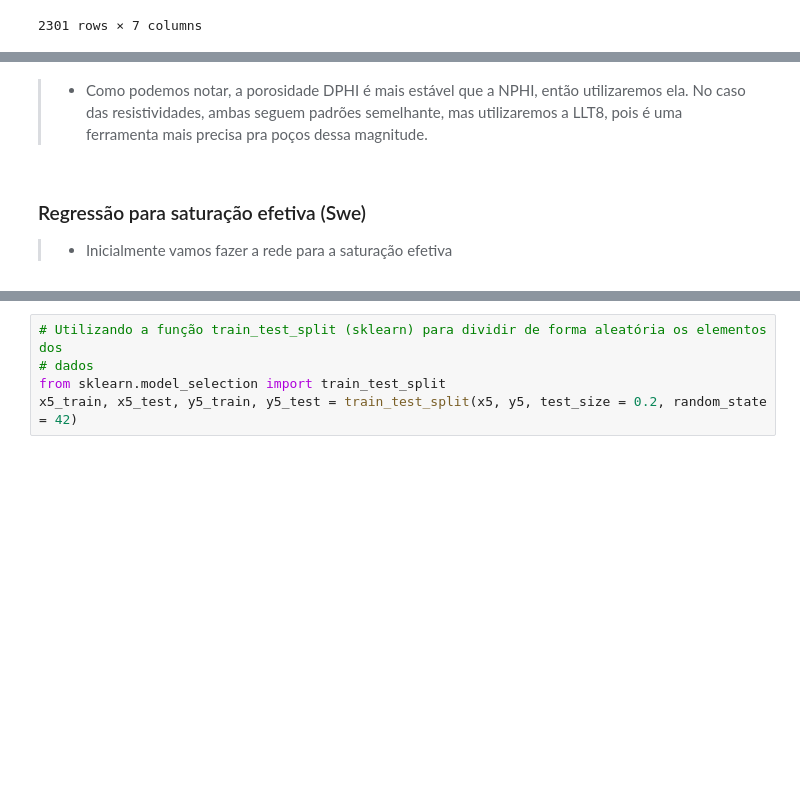
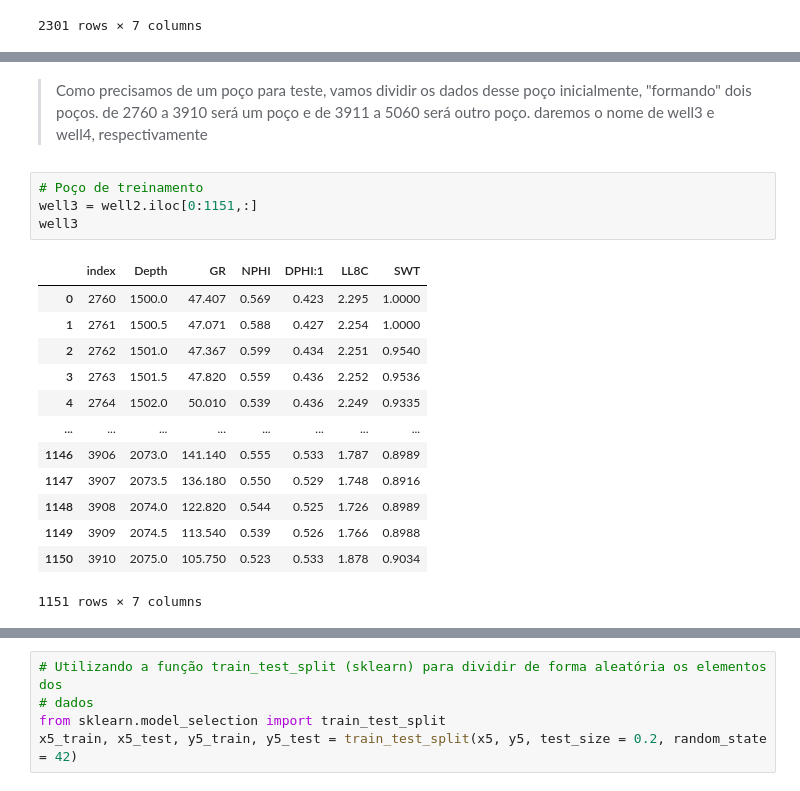
Before and after one commit to horaciosrf/masters_project, a Jupyter notebook: regression_horacio.ipynb, the cells around one changed output, grey strips where cells are left out. Cells and saved outputs as stored; diff of their text form; blank space fills up the shorter version.

```diff
--- a/regression_horacio.ipynb
+++ b/regression_horacio.ipynb
@@ -592,5 +596,20 @@ ax[3].invert_yaxis()
-# %% [markdown]
-> * Como podemos notar, a porosidade DPHI é mais estável que a NPHI, então utilizaremos ela. No caso das resistividades, ambas seguem padrões semelhante, mas utilizaremos a LLT8, pois é uma ferramenta mais precisa pra poços dessa magnitude.
-# %% [markdown]
-### Regressão para saturação efetiva (Swe)
-> * Inicialmente vamos fazer a rede para a saturação efetiva
+# %% [markdown]
+> Como precisamos de um poço para teste, vamos dividir os dados desse poço inicialmente, "formando" dois poços. de 2760 a 3910 será um poço e de 3911 a 5060 será outro poço. daremos o nome de well3 e well4, respectivamente
+# %%
+# Poço de treinamento
+well3 = well2.iloc[0:1151,:]
+well3
+# %% [output]
+|  | index | Depth | GR | NPHI | DPHI:1 | LL8C | SWT |
+| 0 | 2760 | 1500.0 | 47.407 | 0.569 | 0.423 | 2.295 | 1.0000 |
+| 1 | 2761 | 1500.5 | 47.071 | 0.588 | 0.427 | 2.254 | 1.0000 |
+| 2 | 2762 | 1501.0 | 47.367 | 0.599 | 0.434 | 2.251 | 0.9540 |
+| 3 | 2763 | 1501.5 | 47.820 | 0.559 | 0.436 | 2.252 | 0.9536 |
+| 4 | 2764 | 1502.0 | 50.010 | 0.539 | 0.436 | 2.249 | 0.9335 |
+| ... | ... | ... | ... | ... | ... | ... | ... |
+| 1146 | 3906 | 2073.0 | 141.140 | 0.555 | 0.533 | 1.787 | 0.8989 |
+| 1147 | 3907 | 2073.5 | 136.180 | 0.550 | 0.529 | 1.748 | 0.8916 |
+| 1148 | 3908 | 2074.0 | 122.820 | 0.544 | 0.525 | 1.726 | 0.8989 |
+| 1149 | 3909 | 2074.5 | 113.540 | 0.539 | 0.526 | 1.766 | 0.8988 |
+| 1150 | 3910 | 2075.0 | 105.750 | 0.523 | 0.533 | 1.878 | 0.9034 |
+1151 rows × 7 columns
```
Also changed, not shown: parts of 15 cells of this notebook, 7 other files.
